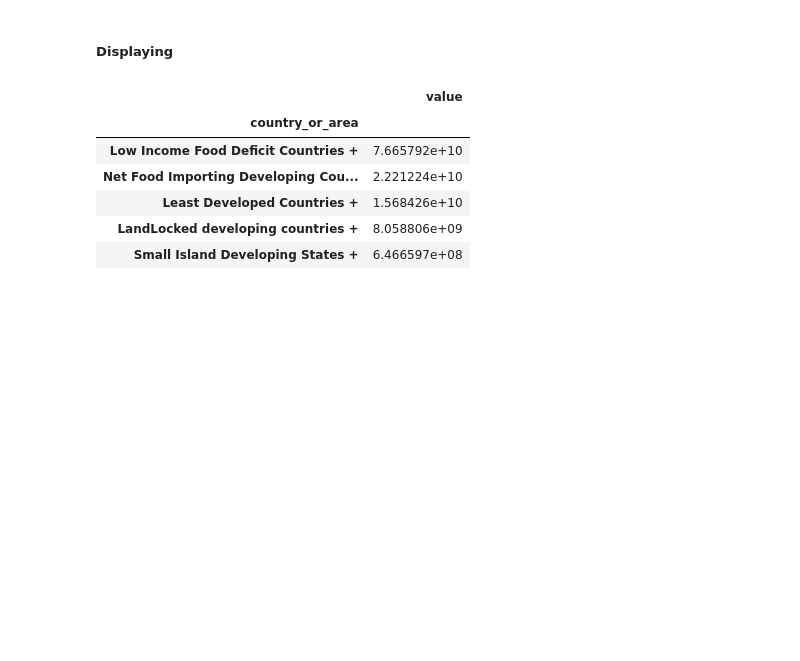
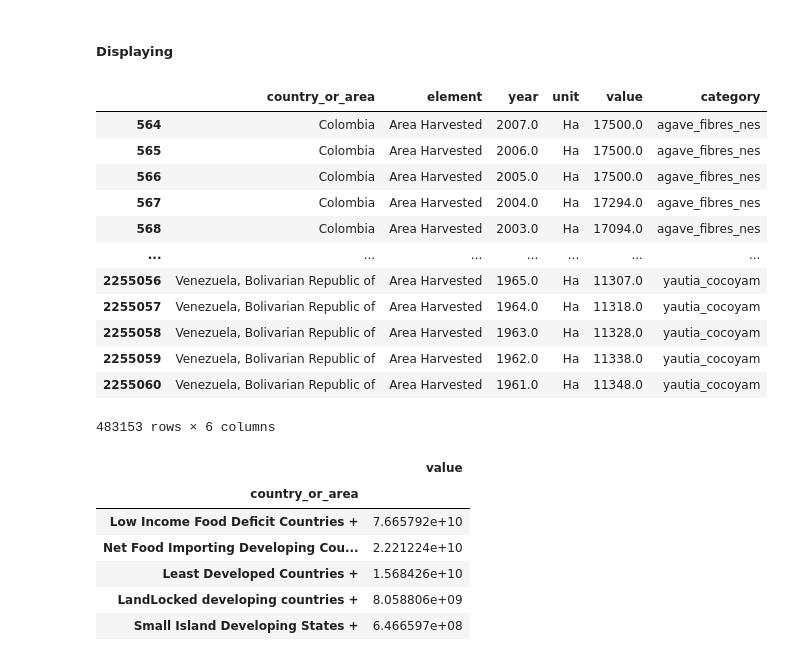
Before and after one commit to CeliaBenquet/Project_ADA, a Jupyter notebook: ada_project.ipynb, the cells around one changed output. Cells and saved outputs as stored; diff of their text form; code cells hidden in the pictures; blank space fills up the shorter version.

```diff
--- a/ada_project.ipynb
+++ b/ada_project.ipynb
@@ -865,6 +865,22 @@ crops_regions_area = crops_regions_area.loc[~regions_area['country_or_area'].isi
 crops_regions_prod = crops_regions_prod.loc[~regions_prod['country_or_area'].isin(economical_segments)]
 # %% [markdown]
 ##### Displaying
+# %%
+crops_countries_area
+# %% [output]
+|  | country_or_area | element | year | unit | value | category |
+| 564 | Colombia | Area Harvested | 2007.0 | Ha | 17500.0 | agave_fibres_nes |
+| 565 | Colombia | Area Harvested | 2006.0 | Ha | 17500.0 | agave_fibres_nes |
+| 566 | Colombia | Area Harvested | 2005.0 | Ha | 17500.0 | agave_fibres_nes |
+| 567 | Colombia | Area Harvested | 2004.0 | Ha | 17294.0 | agave_fibres_nes |
+| 568 | Colombia | Area Harvested | 2003.0 | Ha | 17094.0 | agave_fibres_nes |
+| ... | ... | ... | ... | ... | ... | ... |
+| 2255056 | Venezuela, Bolivarian Republic of | Area Harvested | 1965.0 | Ha | 11307.0 | yautia_cocoyam |
+| 2255057 | Venezuela, Bolivarian Republic of | Area Harvested | 1964.0 | Ha | 11318.0 | yautia_cocoyam |
+| 2255058 | Venezuela, Bolivarian Republic of | Area Harvested | 1963.0 | Ha | 11328.0 | yautia_cocoyam |
+| 2255059 | Venezuela, Bolivarian Republic of | Area Harvested | 1962.0 | Ha | 11338.0 | yautia_cocoyam |
+| 2255060 | Venezuela, Bolivarian Republic of | Area Harvested | 1961.0 | Ha | 11348.0 | yautia_cocoyam |
+483153 rows × 6 columns
 # %%
 #display area harvested by economic areas
 crops_eco_area.groupby('country_or_area')["value"].sum().sort_values(ascending=False).to_frame()
```
Also changed, not shown: parts of 15 cells of this notebook, 2 other files.
